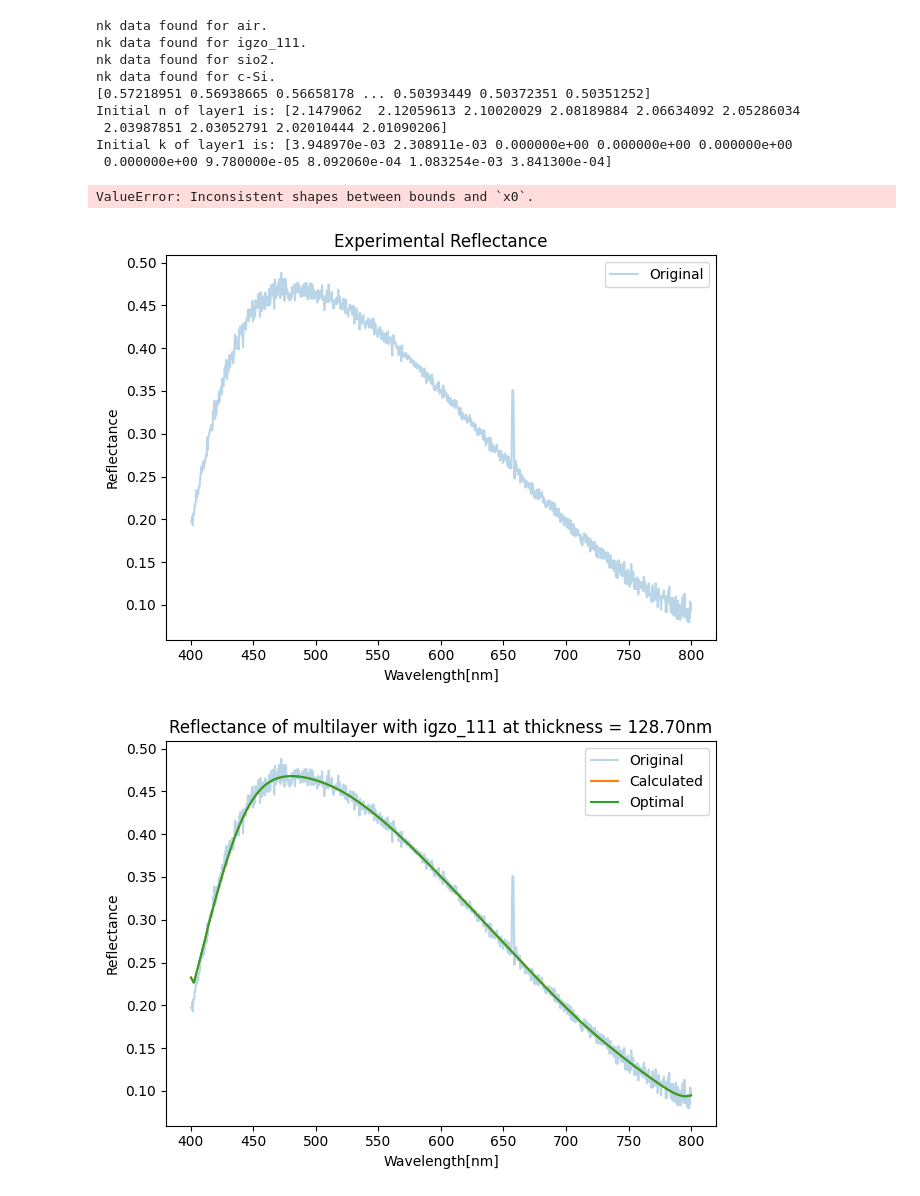
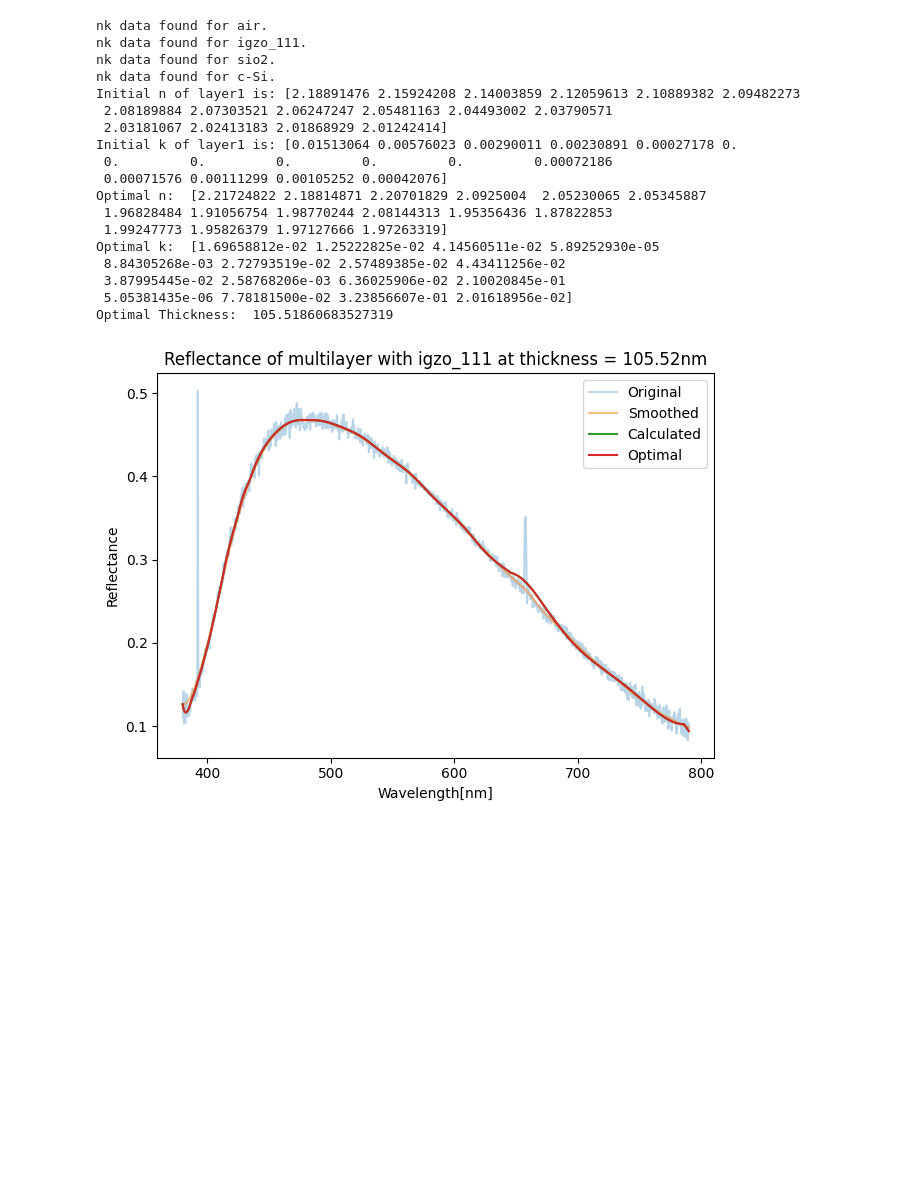
Before and after one commit to MingChiangChang/ThinFilm, a Jupyter notebook: Test.ipynb, the cells around one changed output. Saved outputs shown, nothing was run; the diff lists cells and outputs as text; code cells hidden in the pictures; blank space fills up the shorter version.

Commit message:
Now can change the number of points (n_points) for optimization

```diff
--- a/Test.ipynb
+++ b/Test.ipynb
@@ -7,38 +7,43 @@ import numpy as np
 # 1. Provide the path of the data, lower bound of the wavelength (left), and upper bound of the wavelength (right).
 # path = r'C:\Users\hongr\Box\MURI-SARA\Code\Sample_Refl_Scan\1.csv'
 path = r'test_data\spectra\+02_+05.csv'
-left = 400
-right = 800
+left = 380
+right = 790
 data = process_data(path, left, right)
 
 # 2. Create multilayer system
-n_points = 5 # Number of points used to fit the n_spline and k_spline
+n_points = 16 # Number of points used to fit the n_spline and k_spline
 air = ThinFilmLayer("air", 1, 0, left, right)
 layer1 = ThinFilmLayer("igzo_111", 108, n_points, left, right)
-layer2 = ThinFilmLayer("sio2", 88, 0, left, right)
+layer2 = ThinFilmLayer("sio2", 21.5, n_points, left, right)
 substrate = ThinFilmLayer("c-Si", 1, 0, left, right)
 
 multilayer = ThinFilmSystem([air, layer1, layer2, substrate])
 R, _, _ = multilayer.calculate_RTA(data['wavelength'])
-print(R)
 
 # 3. Optimization (The most time-consuming step!)
-optimal_data, _ = optimize_nk(multilayer, layer_index=1, data=data, n_points=n_points, smooth=True)
+optimal_data, _ = optimize_nk(multilayer, layer_index=1, data=data, n_points=n_points, smooth=False)
 # %% [output]
 nk data found for air.
 nk data found for igzo_111.
 nk data found for sio2.
 nk data found for c-Si.
-[0.57218951 0.56938665 0.56658178 ... 0.50393449 0.50372351 0.50351252]
-Initial n of layer1 is: [2.1479062  2.12059613 2.10020029 2.08189884 2.06634092 2.05286034
- 2.03987851 2.03052791 2.02010444 2.01090206]
-Initial k of layer1 is: [3.948970e-03 2.308911e-03 0.000000e+00 0.000000e+00 0.000000e+00
- 0.000000e+00 9.780000e-05 8.092060e-04 1.083254e-03 3.841300e-04]
+Initial n of layer1 is: [2.18891476 2.15924208 2.14003859 2.12059613 2.10889382 2.09482273
+ 2.08189884 2.07303521 2.06247247 2.05481163 2.04493002 2.03790571
+ 2.03181067 2.02413183 2.01868929 2.01242414]
+Initial k of layer1 is: [0.01513064 0.00576023 0.00290011 0.00230891 0.00027178 0.
+ 0.         0.         0.         0.         0.         0.00072186
+ 0.00071576 0.00111299 0.00105252 0.00042076]
+Optimal n:  [2.21724822 2.18814871 2.20701829 2.0925004  2.05230065 2.05345887
+ 1.96828484 1.91056754 1.98770244 2.08144313 1.95356436 1.87822853
+ 1.99247773 1.95826379 1.97127666 1.97263319]
+Optimal k:  [1.69658812e-02 1.25222825e-02 4.14560511e-02 5.89252930e-05
+ 8.84305268e-03 2.72793519e-02 2.57489385e-02 4.43411256e-02
+ 3.87995445e-02 2.58768206e-03 6.36025906e-02 2.10020845e-01
+ 5.05381435e-06 7.78181500e-02 3.23856607e-01 2.01618956e-02]
+Optimal Thickness:  105.51860683527319
-ValueError: Inconsistent shapes between bounds and `x0`.
 # %%
 # 4. Plot the reflectance
-plot_reflectance(data)
-plot_reflectance(data, smooth=False, multilayer=multilayer, layer_index=1, optimal_data=optimal_data)
+plot_reflectance(data, smooth=True, multilayer=multilayer, layer_index=1, optimal_data=optimal_data)
 # %% [output]
-[figure, old version]
+[figure, new version]
-[figure, removed]
```
